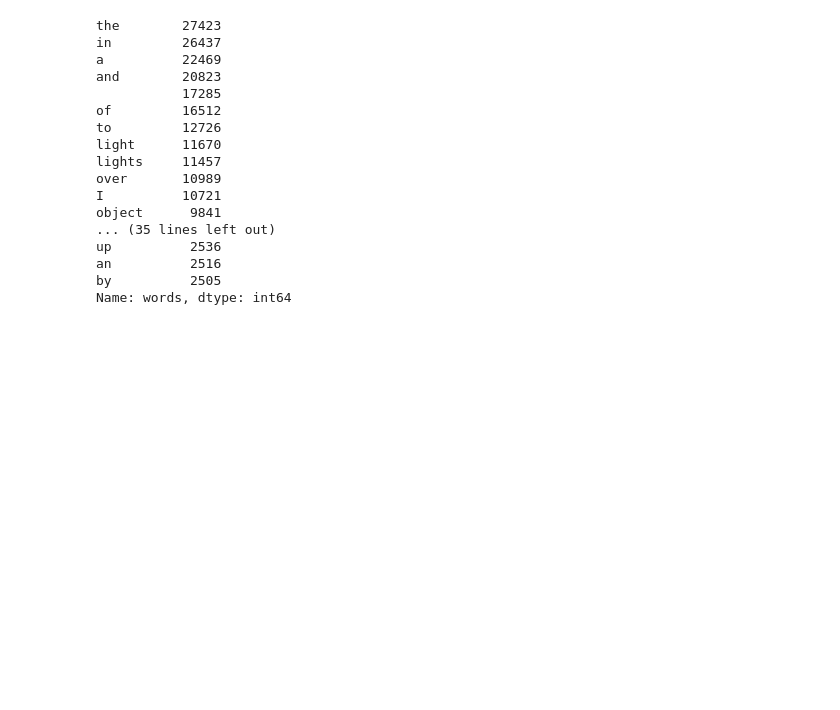
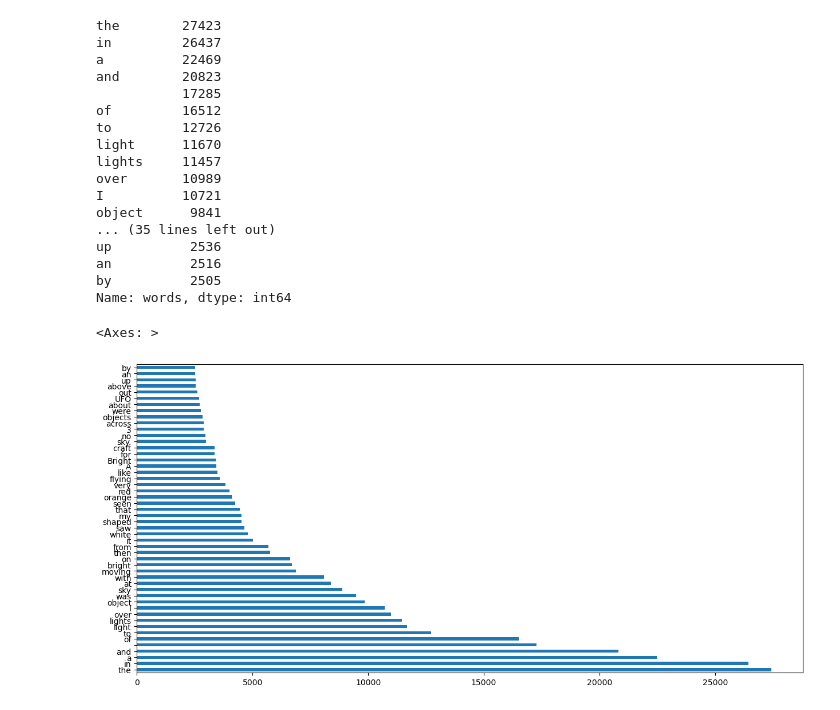
Before and after one commit to DaScient/UACP, a Jupyter notebook: uacp-defining-powellscore-veracity-variables.ipynb, the cells around one changed output. Drawn from its saved outputs; the diff is of its cells as text; code cells hidden in the pictures; blank space fills up the shorter version.

```diff
--- a/uacp-defining-powellscore-veracity-variables.ipynb
+++ b/uacp-defining-powellscore-veracity-variables.ipynb
@@ -364,3 +364,8 @@ up          2536
 an          2516
 by          2505
 Name: words, dtype: int64
+# %%
+comments.words.value_counts().head(50).plot(kind='barh',figsize=(15,7))
+# %% [output]
+<Axes: >
+[figure, added]
```
Also changed, not shown: parts of 1 cell of this notebook.
